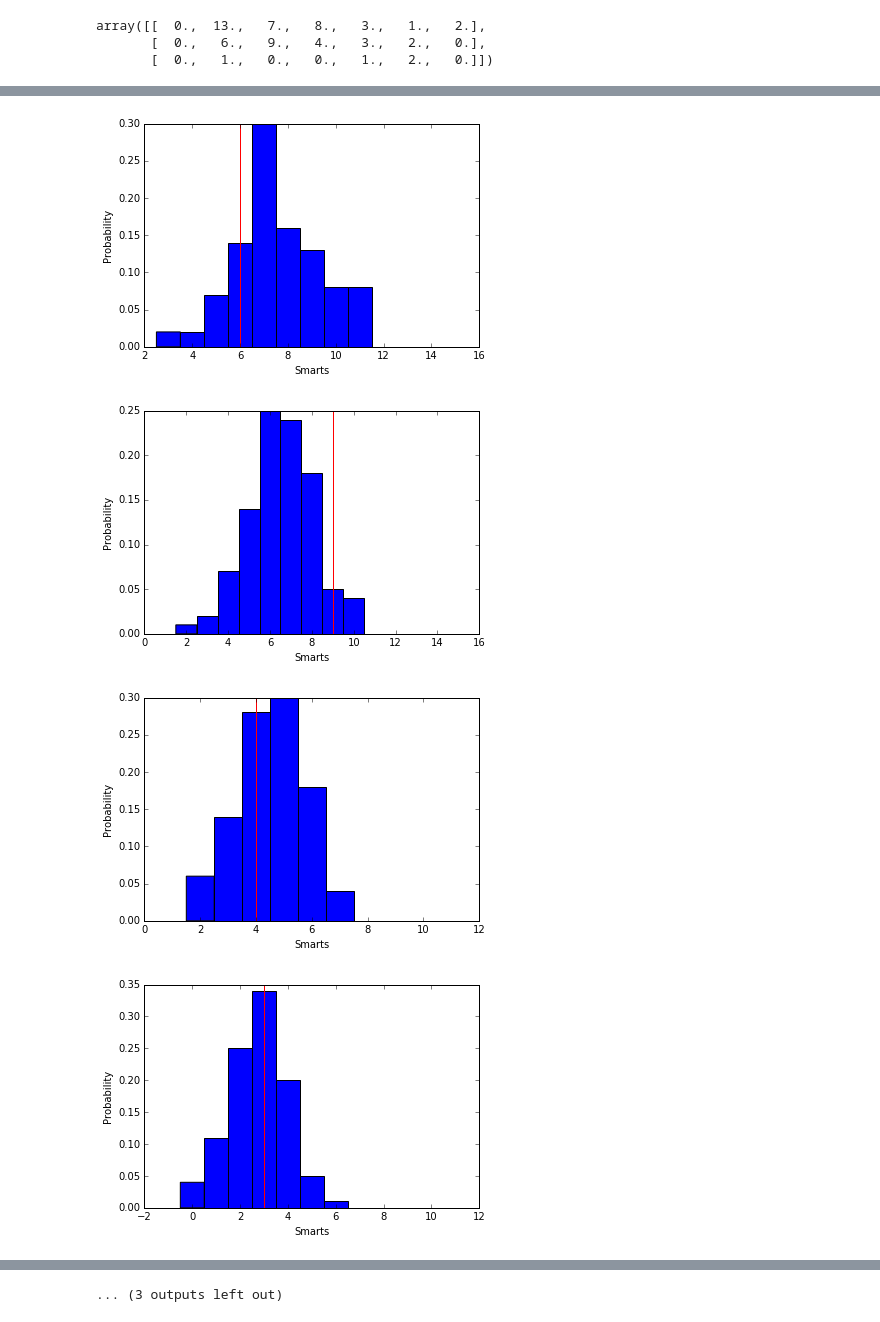
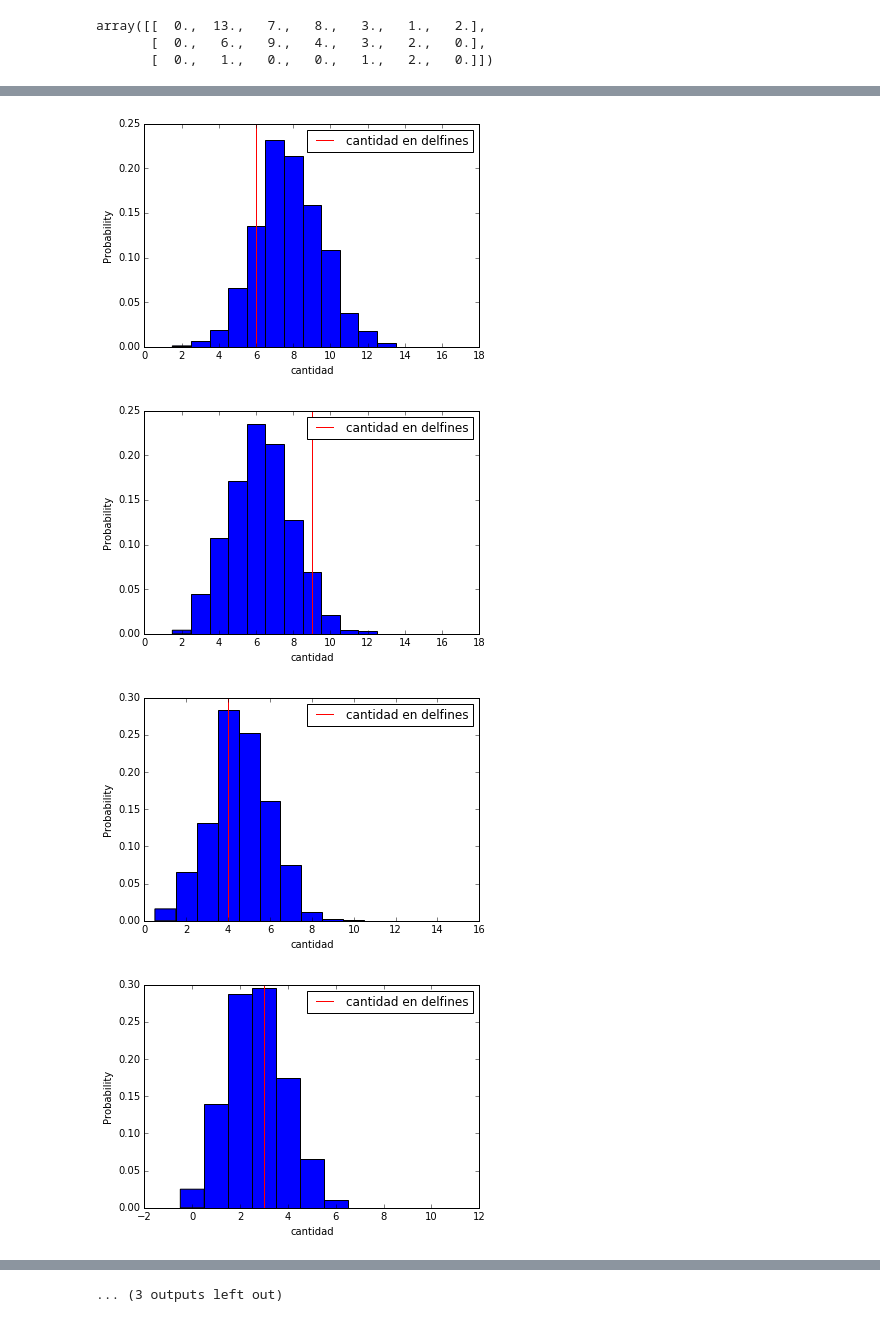
Before and after one commit to yuditsabet/TP3, a Jupyter notebook: tc03/TP3.ipynb, the cells around one changed output, grey strips where cells are left out. Drawn from its saved outputs; the diff is of its cells as text; code cells hidden in the pictures.

```diff
--- a/tc03/TP3.ipynb
+++ b/tc03/TP3.ipynb
@@ -383,7 +383,7 @@ array([[  0.,  13.,   7.,   8.,   3.,   1.,   2.],
 #random
 # %%
 sexos=dict(delfines.node.data("genero"))
-N=100
+N=1000
 G=delfines
 random=np.zeros((4,N))
 represrandom=np.zeros((3,len(set(nx.get_node_attributes(G,"infomap").values()))+1,N))
@@ -405,8 +405,9 @@ for k in range(3):
         left_of_first_bin = represrandom[k,l,:].min() - float(1)/2
         right_of_last_bin = represrandom[k,l,:].max() + float(1)/2
         plt.hist(represrandom[k,l,:],np.arange(left_of_first_bin, right_of_last_bin + 5, 1), normed=True)
-        plt.axvline(representacion[k,l], c="red")
-        plt.xlabel('Smarts')
+        plt.axvline(representacion[k,l], c="red", label="cantidad en delfines")
+        plt.xlabel('cantidad')
         plt.ylabel('Probability')
+        plt.legend()
         plt.show()
 # %% [output]
@@ -418,4 +419,4 @@ for k in range(3):
-[figure, old version]
+[figure, new version]
-[figure, old version]
+[figure, new version]
-[figure, old version]
+[figure, new version]
-[figure, old version]
+[figure, new version]
```
Also changed, not shown: parts of 1 cell of this notebook.
